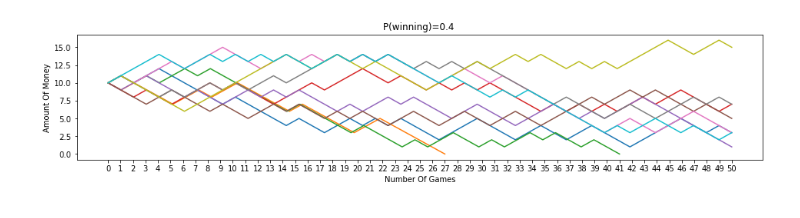
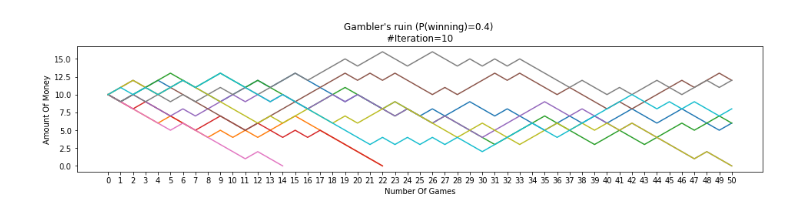
Before and after one commit to tonytian98/Gambler-s-Ruin-Simulation, a Jupyter notebook: Gambler's Ruin.ipynb, the cells around one changed output. Saved outputs shown, nothing was run; the diff lists cells and outputs as text; code cells hidden in the pictures.

```diff
--- a/Gambler's Ruin.ipynb
+++ b/Gambler's Ruin.ipynb
@@ -25,7 +25,7 @@ for i in range(numit):
     m=money
     track=[]
     track.append(m)
-    while m!=0 and len(track)!=maxi:
+    while m!=0 and len(track)!=maxi+1:
         o=np.random.choice([w,l],p=[p,q])
         m=m+o
         track.append(m)
@@ -33,12 +33,12 @@ for i in range(numit):
 # %%
 plt.figure(figsize=(int(maxi/3),int(money/3)))
 plt.xticks(np.linspace(0,maxi,maxi+1))
 for track in tracks:
 
-    plt.plot(np.linspace(0,len(track),len(track)),track)
+    plt.plot(np.linspace(0,len(track)-1,len(track)),track)
 
     plt.xlabel('Number Of Games')
     plt.ylabel('Amount Of Money')
-    plt.title('P(winning)={} '.format(p))
+    plt.title("Gambler's ruin (P(winning)={}) \n #Iteration={} ".format(p,numit))
 # %% [output]
-[figure, old version]
+[figure, new version]
```
